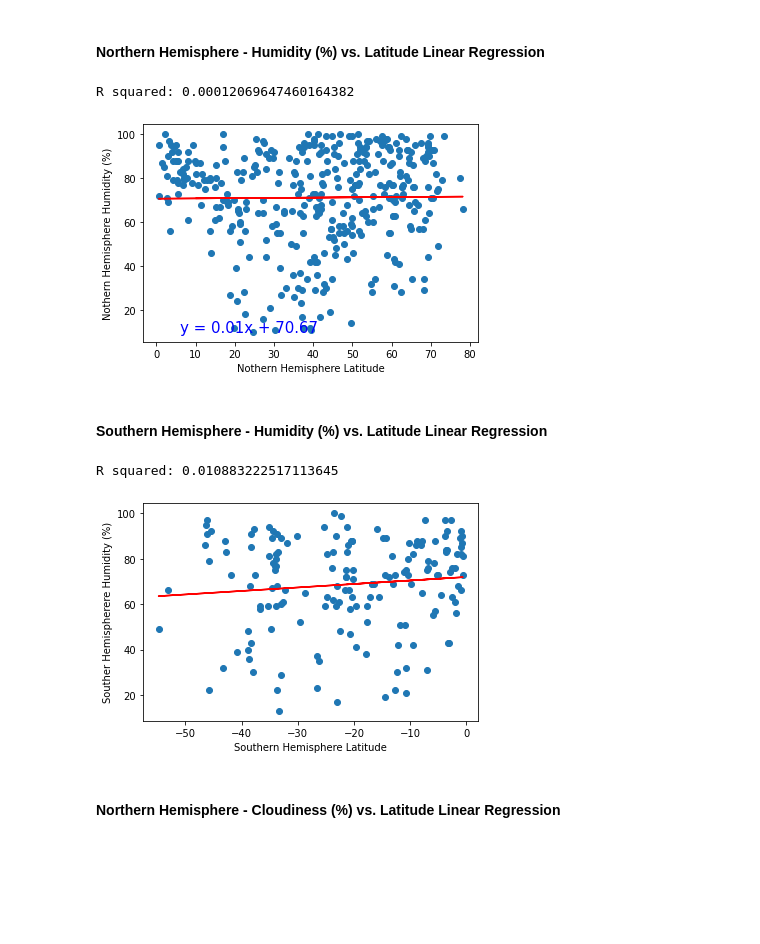
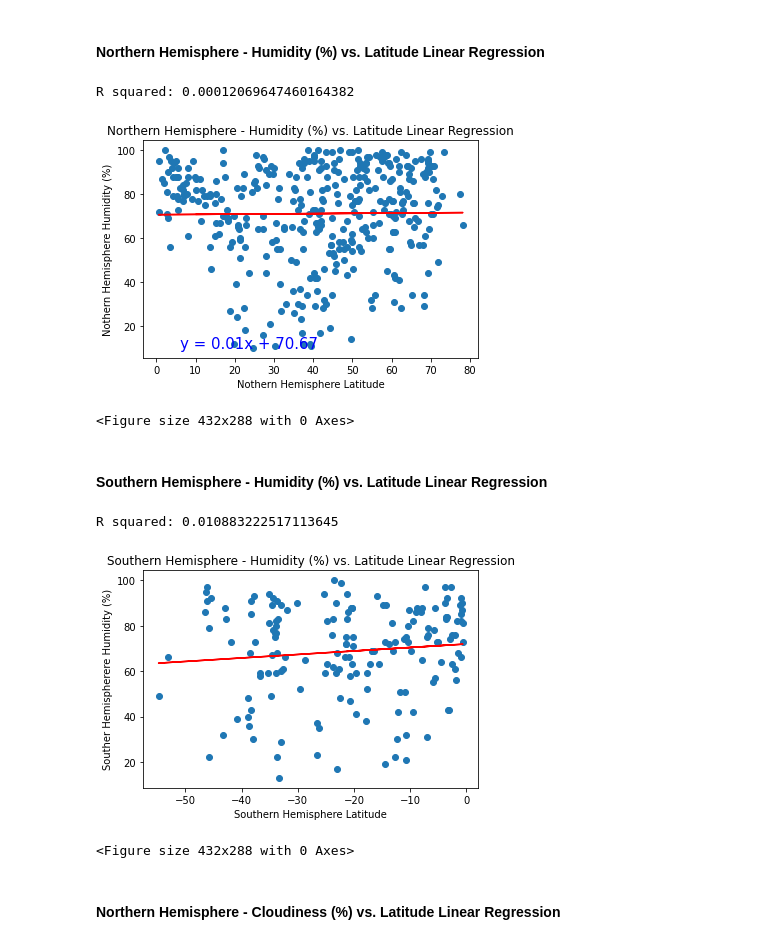
Before and after one commit to anajuarezar/python-api-challenge, a Jupyter notebook: WeatherPy/WeatherPy.ipynb, the cells around one changed output. Drawn from its saved outputs; the diff is of its cells as text; code cells hidden in the pictures; blank space fills up the shorter version.

```diff
--- a/WeatherPy/WeatherPy.ipynb
+++ b/WeatherPy/WeatherPy.ipynb
@@ -422,65 +426,59 @@ R squared: 0.5570878323878999
 # %% [markdown]
 ####  Northern Hemisphere - Humidity (%) vs. Latitude Linear Regression
 # %%
-## Convert to floats and store Latitude and Temperature as x and y values
+
 x_values = north['Lat'].astype('float')
 y_values = north['Humidity'].astype('float')
 
-# Run linear regression
 (slope, intercept, rvalue, pvalue, stderr) = linregress(x_values, y_values)
 regress_values = x_values * slope + intercept
 line_eq = "y = " + str(round(slope,2)) + "x + " + str(round(intercept,2))
 
-# Plot scatter plot
 plt.scatter(x_values,y_values)
 
-# Plot regression line
 plt.plot(x_values,regress_values,"r-")
 plt.annotate(line_eq,(6,10),fontsize=15,color="blue")
 
-# Label plot
+plt.title("Northern Hemisphere - Humidity (%) vs. Latitude Linear Regression")
 plt.xlabel('Nothern Hemisphere Latitude')
 plt.ylabel('Nothern Hemisphere Humidity (%)')
 
-# Print r square value
 print(f"R squared: {rvalue**2}")
 
-# Show plot
 plt.show()
+plt.savefig("Plots/NothernLatitudevsHumidity.png")
 # %% [output]
 R squared: 0.00012069647460164382
-[figure, old version]
+[figure, new version]
+<Figure size 432x288 with 0 Axes>
 # %% [markdown]
 ####  Southern Hemisphere - Humidity (%) vs. Latitude Linear Regression
 # %%
-## Convert to floats and store Latitude and Temperature as x and y values
+
 x_values = south['Lat'].astype('float')
 y_values = south['Humidity'].astype('float')
 
-# Run linear regression
 (slope, intercept, rvalue, pvalue, stderr) = linregress(x_values, y_values)
 regress_values = x_values * slope + intercept
 line_eq = "y = " + str(round(slope,2)) + "x + " + str(round(intercept,2))
 
-# Plot scatter plot
 plt.scatter(x_values,y_values)
 
-# Plot regression line
 plt.plot(x_values,regress_values,"r-")
 plt.annotate(line_eq,(6,10),fontsize=15,color="blue")
 
-# Label plot
+plt.title("Southern Hemisphere - Humidity (%) vs. Latitude Linear Regression")
 plt.xlabel('Southern Hemisphere Latitude')
 plt.ylabel('Souther Hemispherere Humidity (%)')
 
-# Print r square value
 print(f"R squared: {rvalue**2}")
 
-# Show plot
 plt.show()
+plt.savefig("Plots/SouthenLatitudevsHumidity.png")
 # %% [output]
 R squared: 0.010883222517113645
-[figure, old version]
+[figure, new version]
+<Figure size 432x288 with 0 Axes>
 # %% [markdown]
 ####  Northern Hemisphere - Cloudiness (%) vs. Latitude Linear Regression
 # %%
```
Also changed, not shown: parts of 15 cells of this notebook, 12 other files.
